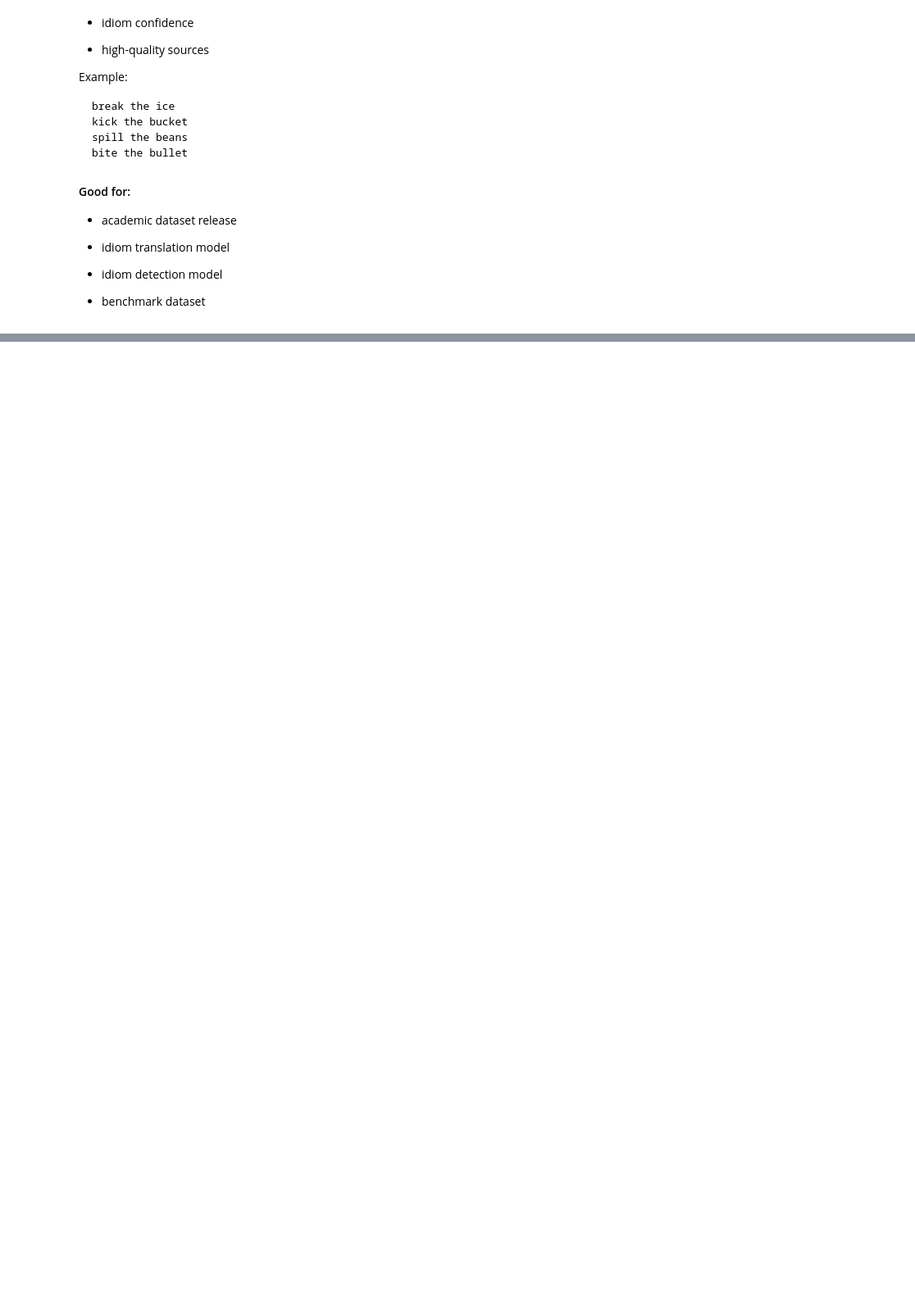
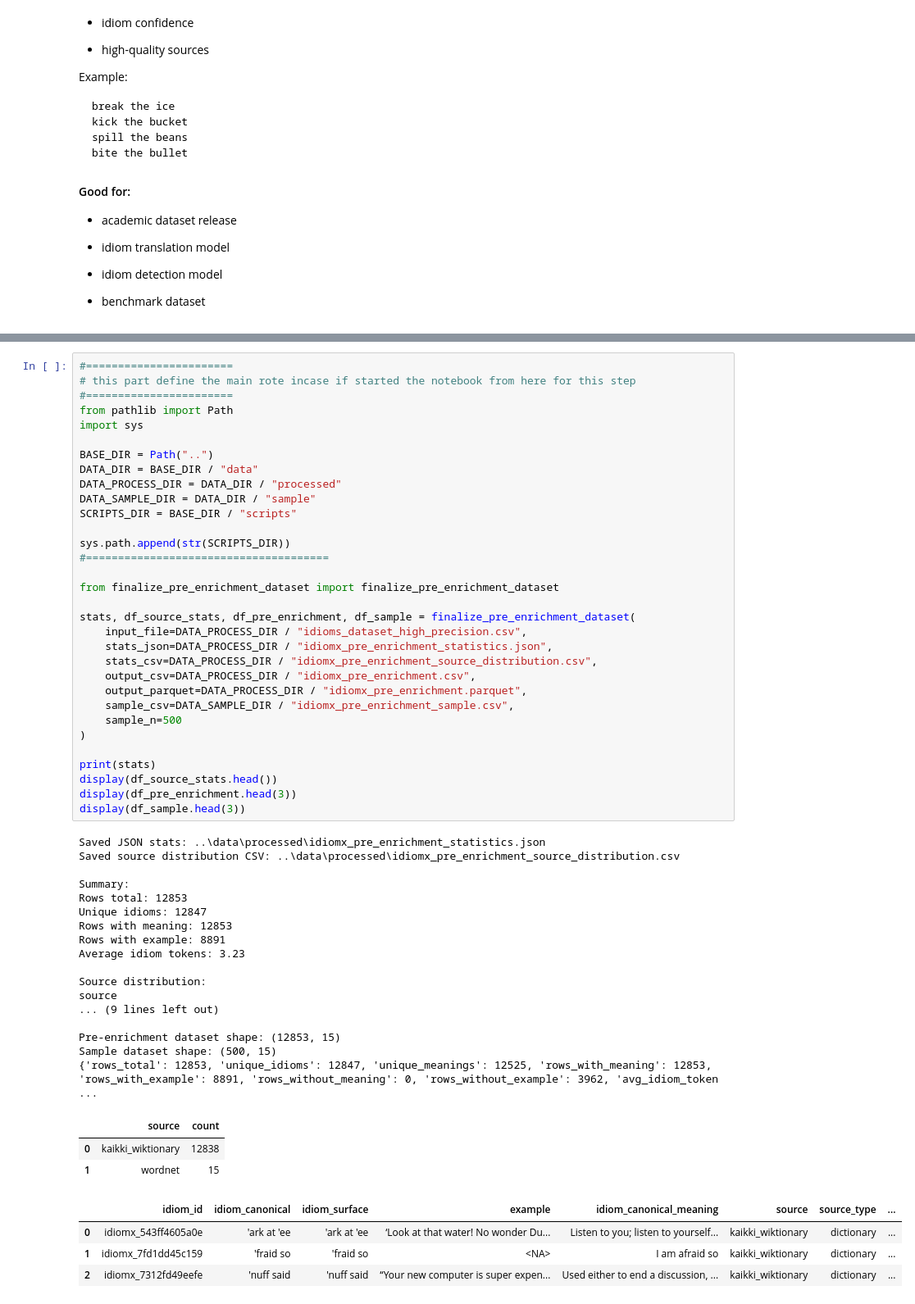
Before and after one commit to aymanshar/idiomx-dataset, a Jupyter notebook: notebooks/01_data_collection.ipynb, the cells around one changed output, grey strips where cells are left out. Shown at 82% size. Drawn from its saved outputs; the diff is of its cells as text; blank space fills up the shorter version.

Commit message:
update data collection jupyter notebook and readme

```diff
--- a/notebooks/01_data_collection.ipynb
+++ b/notebooks/01_data_collection.ipynb
@@ -687,0 +677,57 @@ Final dataset saved to:
+# %%
+#=======================
+# this part define the main rote incase if started the notebook from here for this step
+#=======================
+from pathlib import Path
+import sys
+
+BASE_DIR = Path("..")
+DATA_DIR = BASE_DIR / "data"
+DATA_PROCESS_DIR = DATA_DIR / "processed"
+DATA_SAMPLE_DIR = DATA_DIR / "sample"
+SCRIPTS_DIR = BASE_DIR / "scripts"
+
+sys.path.append(str(SCRIPTS_DIR))
+#======================================
+
+from finalize_pre_enrichment_dataset import finalize_pre_enrichment_dataset
+
+stats, df_source_stats, df_pre_enrichment, df_sample = finalize_pre_enrichment_dataset(
+    input_file=DATA_PROCESS_DIR / "idioms_dataset_high_precision.csv",
+    stats_json=DATA_PROCESS_DIR / "idiomx_pre_enrichment_statistics.json",
+    stats_csv=DATA_PROCESS_DIR / "idiomx_pre_enrichment_source_distribution.csv",
+    output_csv=DATA_PROCESS_DIR / "idiomx_pre_enrichment.csv",
+    output_parquet=DATA_PROCESS_DIR / "idiomx_pre_enrichment.parquet",
+    sample_csv=DATA_SAMPLE_DIR / "idiomx_pre_enrichment_sample.csv",
+    sample_n=500
+)
+
+print(stats)
+display(df_source_stats.head())
+display(df_pre_enrichment.head(3))
+display(df_sample.head(3))
+# %% [output]
+Saved JSON stats: ..\data\processed\idiomx_pre_enrichment_statistics.json
+Saved source distribution CSV: ..\data\processed\idiomx_pre_enrichment_source_distribution.csv
+
+Summary:
+Rows total: 12853
+Unique idioms: 12847
+Rows with meaning: 12853
+Rows with example: 8891
+Average idiom tokens: 3.23
+
+Source distribution:
+source
+... (9 lines left out)
+
+Pre-enrichment dataset shape: (12853, 15)
+Sample dataset shape: (500, 15)
+{'rows_total': 12853, 'unique_idioms': 12847, 'unique_meanings': 12525, 'rows_with_meaning': 12853, 'rows_with_example': 8891, 'rows_without_meaning': 0, 'rows_without_example': 3962, 'avg_idiom_token ...
+|  | source | count |
+| 0 | kaikki_wiktionary | 12838 |
+| 1 | wordnet | 15 |
+|  | idiom_id | idiom_canonical | idiom_surface | example | idiom_canonical_meaning | source | source_type | ... |
+| 0 | idiomx_543ff4605a0e | 'ark at 'ee | 'ark at 'ee | ‘Look at that water! No wonder Du... | Listen to you; listen to yourself... | kaikki_wiktionary | dictionary | ... |
+| 1 | idiomx_7fd1dd45c159 | 'fraid so | 'fraid so | <NA> | I am afraid so | kaikki_wiktionary | dictionary | ... |
+| 2 | idiomx_7312fd49eefe | 'nuff said | 'nuff said | “Your new computer is super expen... | Used either to end a discussion, ... | kaikki_wiktionary | dictionary | ... |
```
Also changed, not shown: parts of 100 cells of this notebook, 17 other files.
